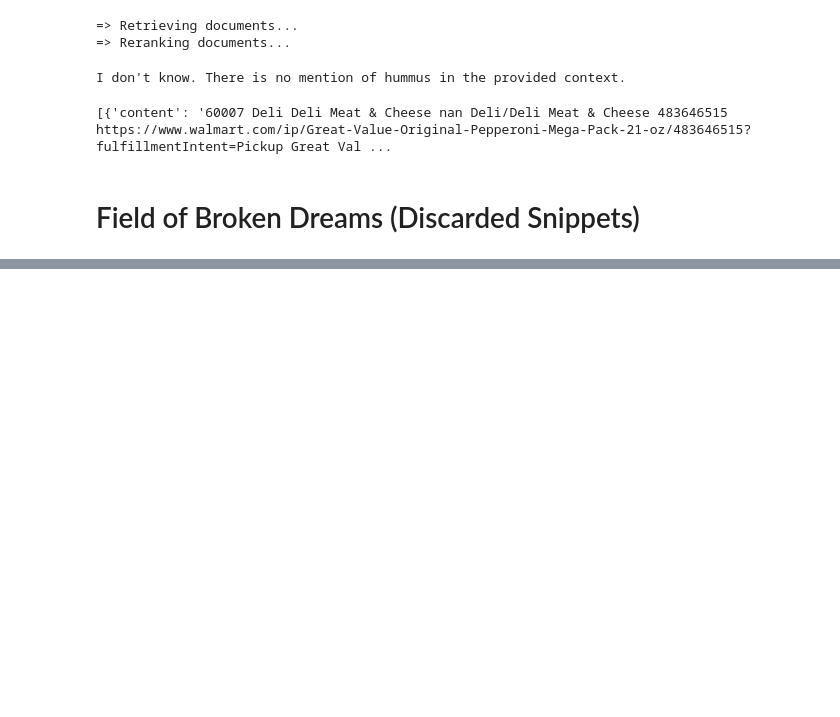
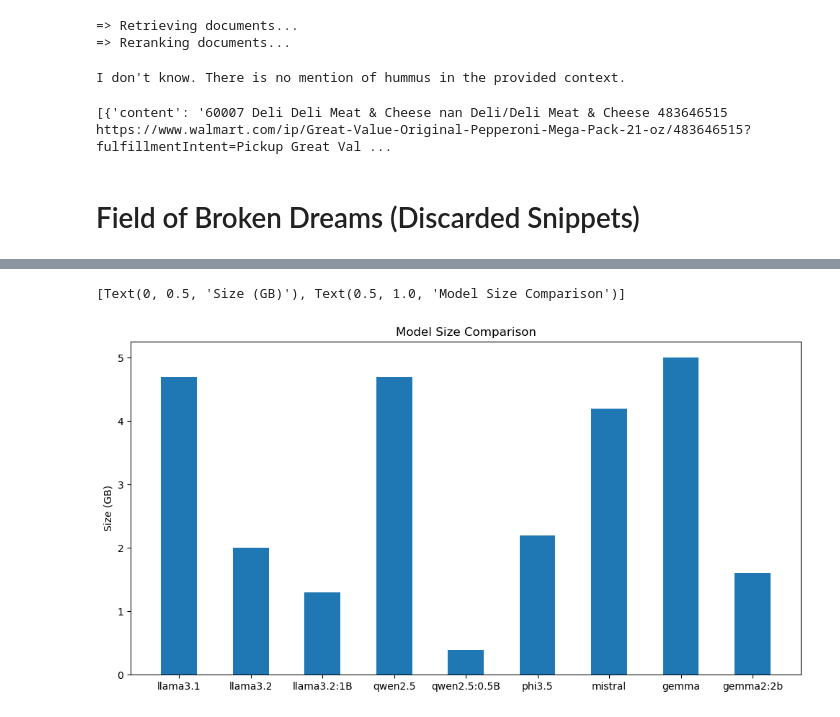
Before and after one commit to mist861/5542-Big-Data-Analytics, a Jupyter notebook: src/notebook/5542-0001_project_grocerbot_example.ipynb, the cells around one changed output, grey strips where cells are left out. Cells and saved outputs as stored; diff of their text form; code cells hidden in the pictures; blank space fills up the shorter version.

```diff
--- a/src/notebook/5542-0001_project_grocerbot_example.ipynb
+++ b/src/notebook/5542-0001_project_grocerbot_example.ipynb
@@ -534,0 +568,7 @@ for category in chunks:
+# %%
+fig, ax = plt.subplots(figsize=(12,6))
+bar_container = ax.bar(results.Model, results.Size, width=0.5)
+ax.set(ylabel='Size (GB)', title='Model Size Comparison')
+# %% [output]
+[Text(0, 0.5, 'Size (GB)'), Text(0.5, 1.0, 'Model Size Comparison')]
+[figure, added]
```
Also changed, not shown: parts of 5 cells of this notebook, 10 other files.
